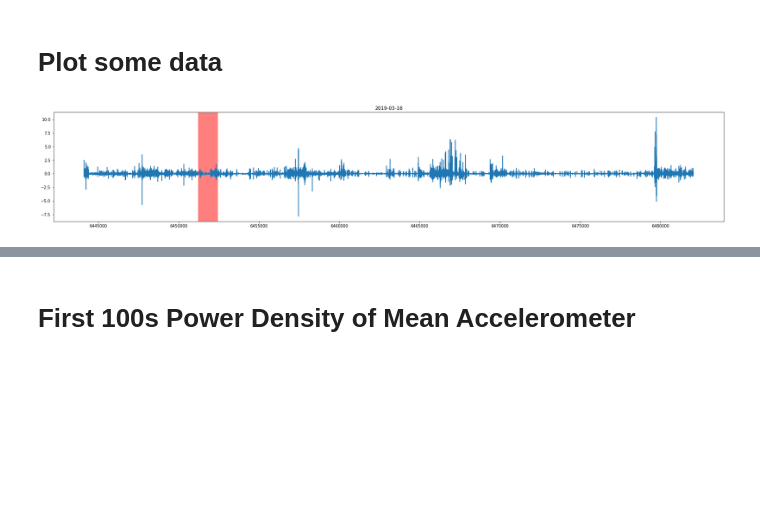
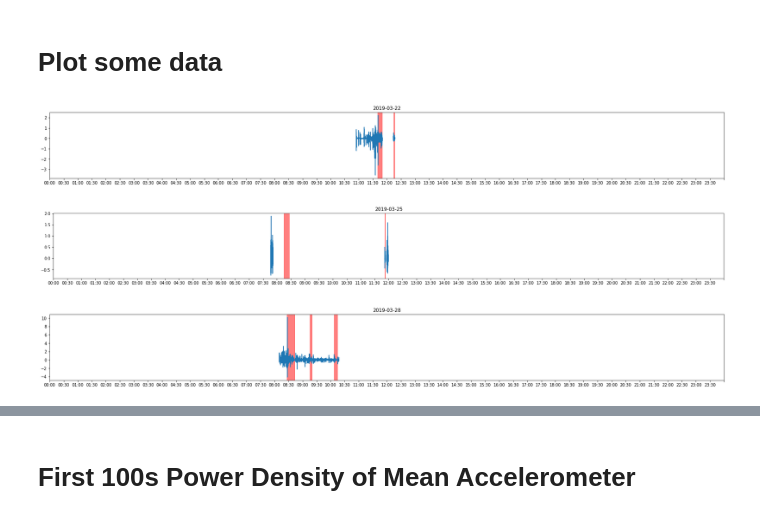
Before and after one commit to jieeshen-lilly/mealtagpoc, a Jupyter notebook: py/data/sensor_data_lookup-demo.ipynb, the cells around one changed output, grey strips where cells are left out. Drawn from its saved outputs; the diff is of its cells as text; code cells hidden in the pictures; blank space fills up the shorter version.

```diff
--- a/py/data/sensor_data_lookup-demo.ipynb
+++ b/py/data/sensor_data_lookup-demo.ipynb
@@ -57,6 +77,10 @@ summarize_motion(catalog["motion"],"2019-03-10")
 # %% [markdown]
 # Plot some data
-# %%
-df_list = day_gram("jieshen",["accl_x"], catalog, ['2019-03-16'])
-# %% [output]
-[figure, removed]
+# %%
+user1 = userdata("03f9", mealtagcatalog, CONFIG, dates='all')
+df = user1.toPandas()
+user1.draw_day_gram("accl_x")
+# %% [output]
+[figure, added]
+[figure, added]
+[figure, added]
```
Also changed, not shown: parts of 18 cells of this notebook, 1 other file.
